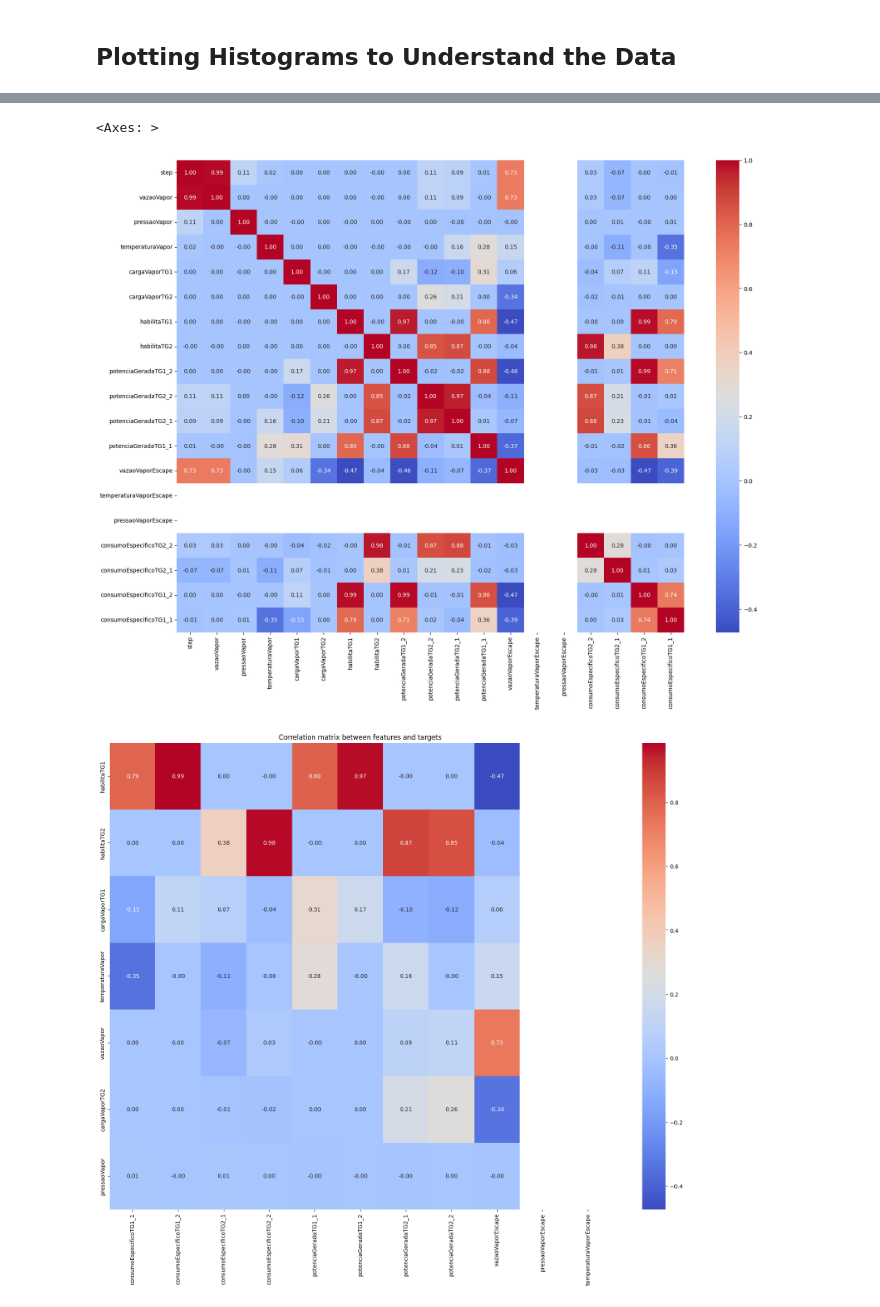
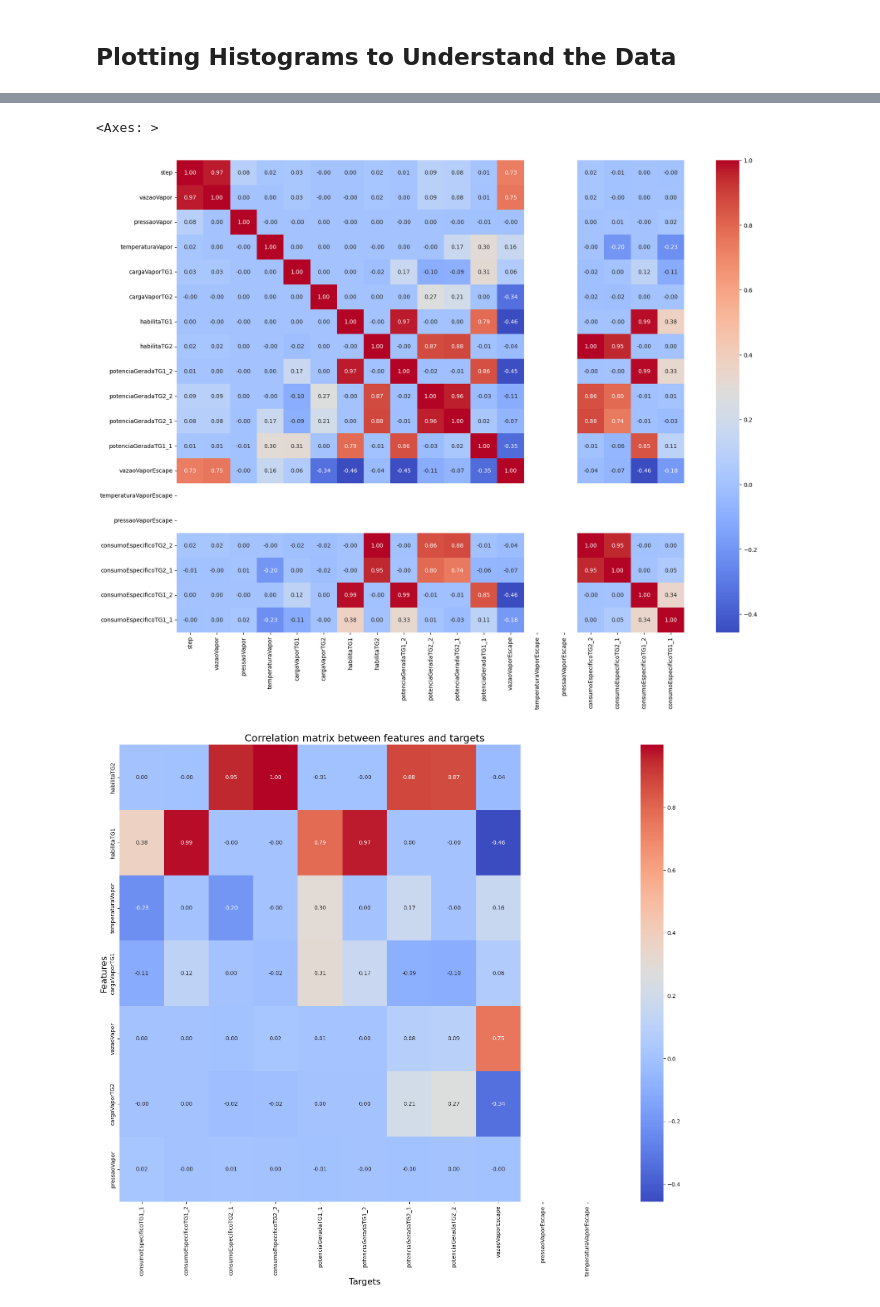
Before and after one commit to olucaslopes/real-time-process-prediction, a Jupyter notebook: 1-eda.ipynb, the cells around one changed output, grey strips where cells are left out. Drawn from its saved outputs; the diff is of its cells as text; code cells hidden in the pictures.

```diff
--- a/1-eda.ipynb
+++ b/1-eda.ipynb
@@ -10,5 +40,5 @@ import seaborn as sns
 # %%
-df = pd.read_json('./data/raw/SimulationResult.json')
+df = pd.read_json('./data/raw/SimulationResult2.json')
 df.head()
 # %% [output]
 |  | step | vazaoVapor | pressaoVapor | temperaturaVapor | cargaVaporTG1 | cargaVaporTG2 | habilitaTG1 | ... |
@@ -97,0 +177,2 @@ Columns with constant values: ['temperaturaVaporEscape', 'pressaoVaporEscape']
+# %%
+data = data.query('potenciaGeradaTG2_2 >= 0')
@@ -122,7 +220,7 @@ plt.figure(figsize=(20, 15))
 sns.heatmap(corr, annot=True, cmap='coolwarm', fmt=".2f")
 # %% [output]
 <Axes: >
-[figure, old version]
+[figure, new version]
 # %%
 corr_features_targets = corr.loc[features, targets]
 corr_columns_order = corr_features_targets.abs().sum(axis=1).sort_values(ascending=False).index.to_list()
@@ -132,10 +230,12 @@ corr_features_targets = corr_features_targets.loc[corr_columns_order]
 # %%
 # Create a heatmap with the features in the vertical axis and the targets in the horizontal axis
 plt.figure(figsize=(20, 15))
 sns.heatmap(corr_features_targets, annot=True, cmap='coolwarm', fmt=".2f")
-plt.title('Correlation matrix between features and targets');
+plt.xlabel('Targets', size=16)
+plt.ylabel('Features', size=16)
+plt.title('Correlation matrix between features and targets', size=18);
 # %% [output]
-[figure, old version]
+[figure, new version]
 # %%
 data['habilitaTG1'].value_counts()
 # %% [output]
```
Also changed, not shown: parts of 22 cells of this notebook, 11 other files.
